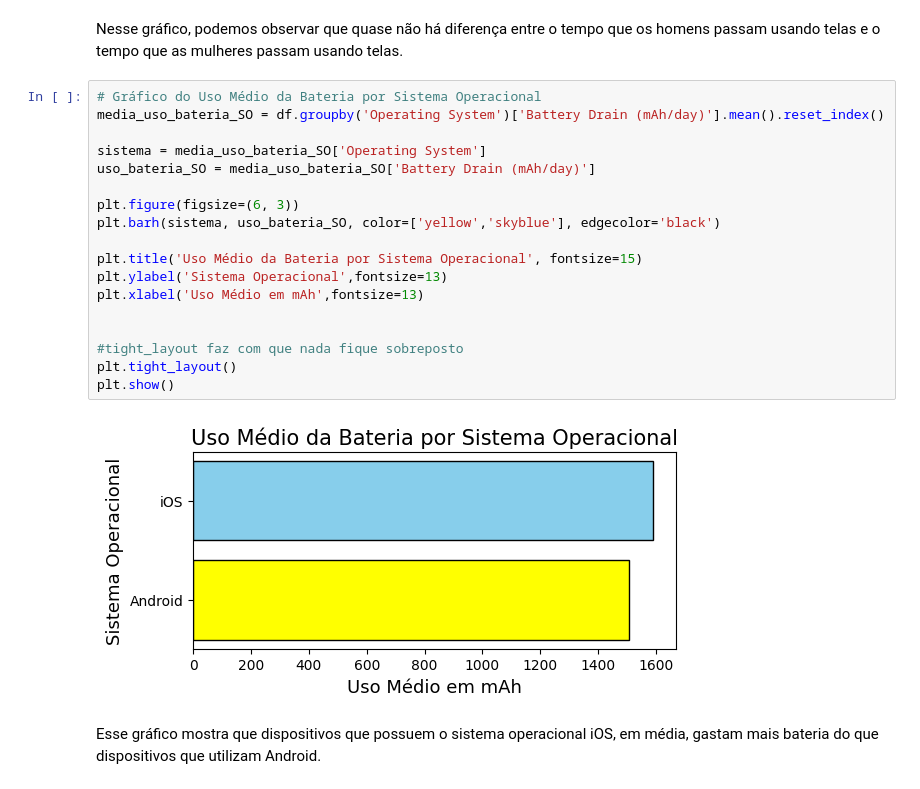
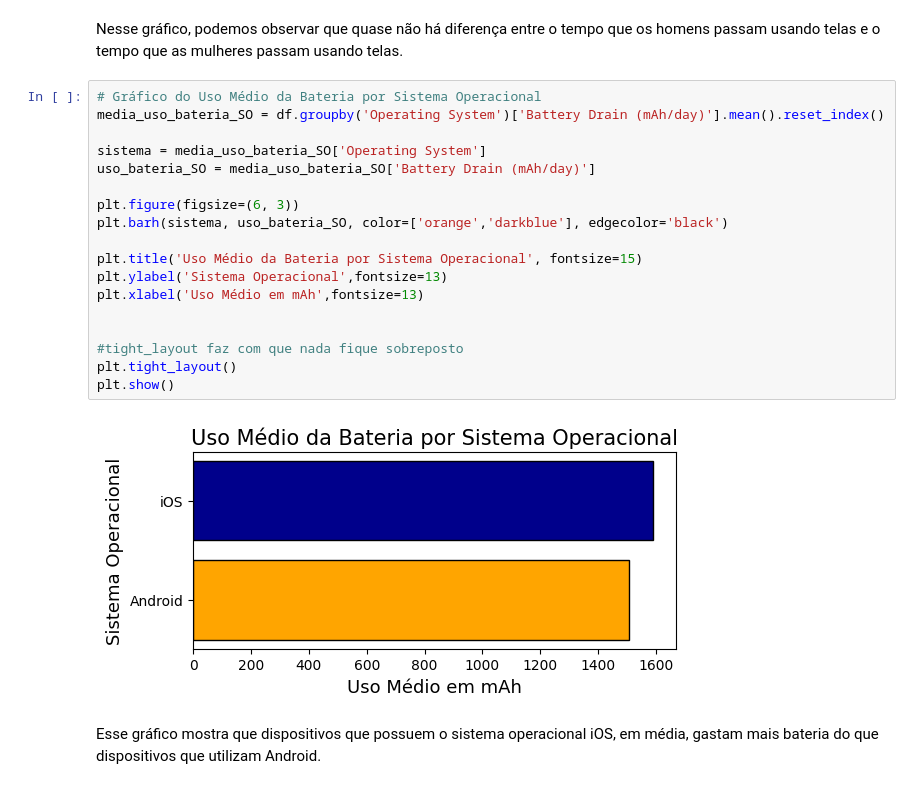
Before and after one commit to aninhaborges/trabalho-final-org-dados, a Jupyter notebook: user-behavior/UserBehavior.ipynb, the cells around one changed output. Drawn from its saved outputs; the diff is of its cells as text.

```diff
--- a/user-behavior/UserBehavior.ipynb
+++ b/user-behavior/UserBehavior.ipynb
@@ -250,23 +249,23 @@ Nesse gráfico, podemos observar que quase não há diferença entre o tempo que
 # %%
 # Gráfico do Uso Médio da Bateria por Sistema Operacional
 media_uso_bateria_SO = df.groupby('Operating System')['Battery Drain (mAh/day)'].mean().reset_index()
 
 sistema = media_uso_bateria_SO['Operating System']
 uso_bateria_SO = media_uso_bateria_SO['Battery Drain (mAh/day)']
 
 plt.figure(figsize=(6, 3))
-plt.barh(sistema, uso_bateria_SO, color=['yellow','skyblue'], edgecolor='black')
+plt.barh(sistema, uso_bateria_SO, color=['orange','darkblue'], edgecolor='black')
 
 plt.title('Uso Médio da Bateria por Sistema Operacional', fontsize=15)
 plt.ylabel('Sistema Operacional',fontsize=13)
 plt.xlabel('Uso Médio em mAh',fontsize=13)
 
 
 #tight_layout faz com que nada fique sobreposto
 plt.tight_layout()
 plt.show()
 # %% [output]
-[figure, old version]
+[figure, new version]
 # %% [markdown]
 Esse gráfico mostra que dispositivos que possuem o sistema operacional iOS, em média, gastam mais bateria do que dispositivos que utilizam Android.
 # %%
```
Also changed, not shown: parts of 6 cells of this notebook, 1 other file.
